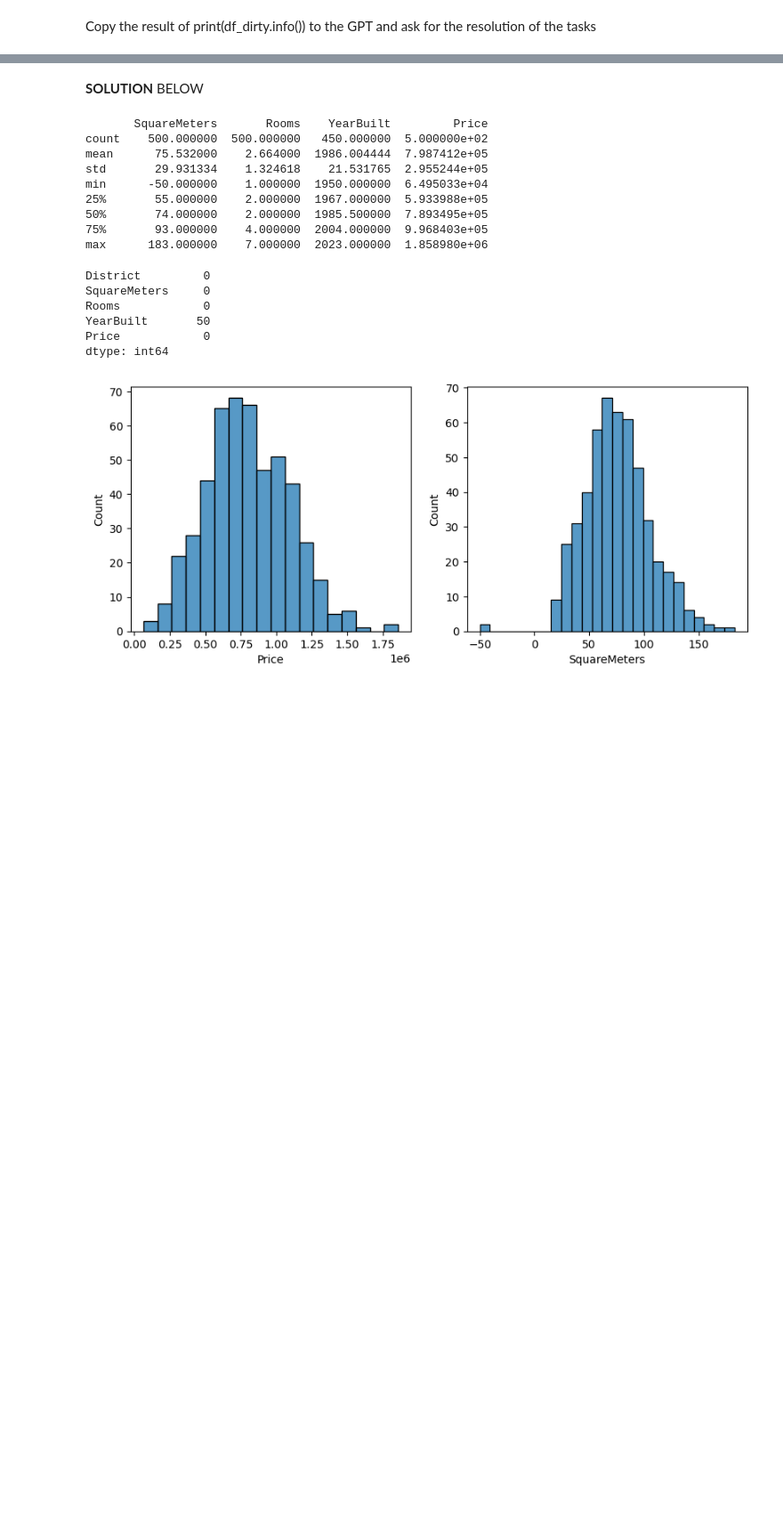
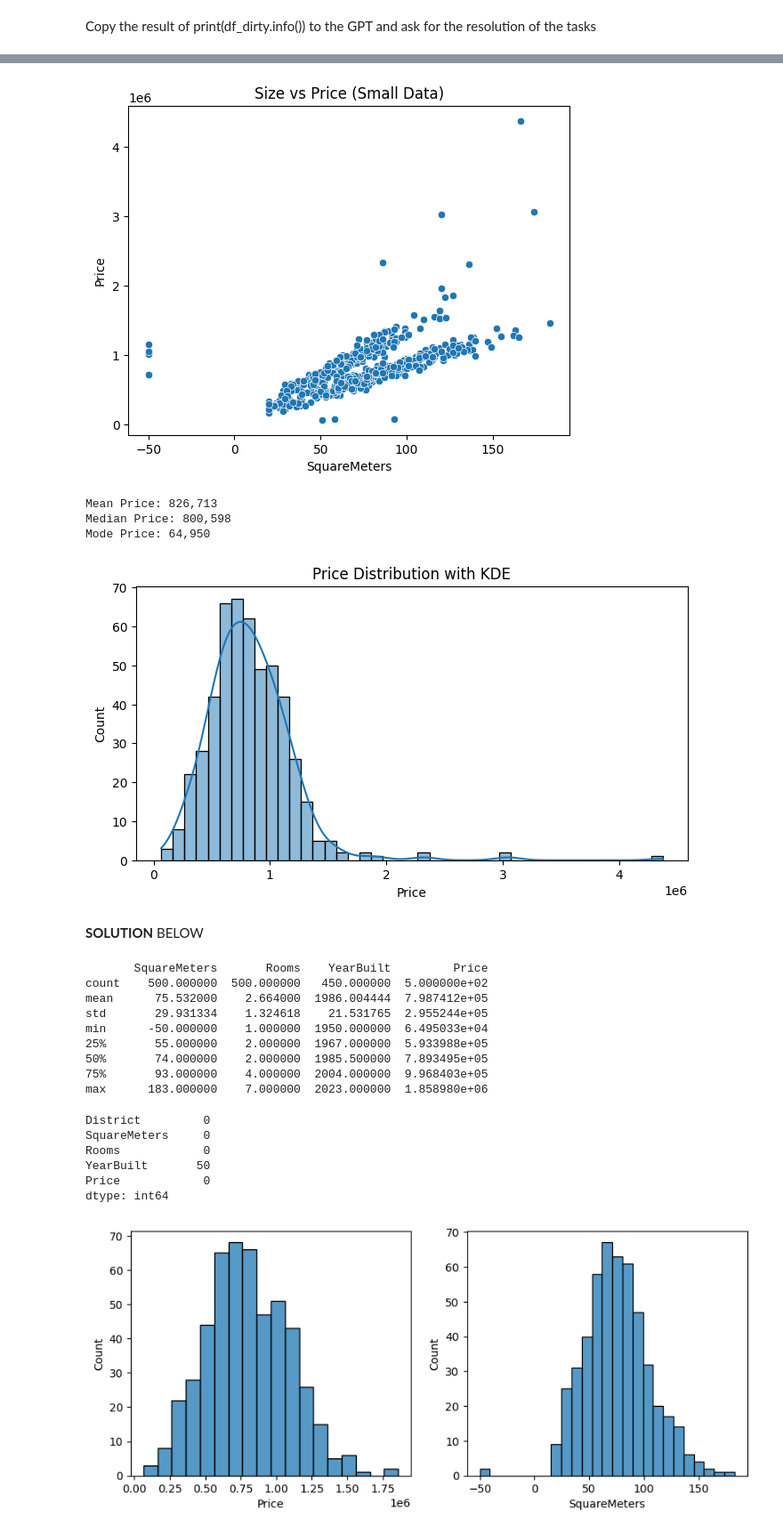
Before and after one commit to Sa1g0/AI, a Jupyter notebook: EDA.ipynb, the cells around one changed output, grey strips where cells are left out. Shown at 89% size. Drawn from its saved outputs; the diff is of its cells as text; code cells hidden in the pictures; blank space fills up the shorter version.

```diff
--- a/EDA.ipynb
+++ b/EDA.ipynb
@@ -127,3 +163,27 @@ Copy the result of print(df_dirty.info()) to the GPT and ask for the resolution
+# %%
+sns.scatterplot(data=df_dirty, x='SquareMeters', y='Price')
+plt.title("Size vs Price (Small Data)")
+plt.show()
+
+mean_price = df_dirty['Price'].mean()
+median_price = df_dirty['Price'].median()
+mode_price = df_dirty['Price'].mode()[0]
+
+print(f"Mean Price: {mean_price:,.0f}")
+print(f"Median Price: {median_price:,.0f}")
+print(f"Mode Price: {mode_price:,.0f}")
+
+# Distribution Chart
+plt.figure(figsize=(8, 4))
+sns.histplot(df_dirty['Price'], kde=True)
+plt.title("Price Distribution with KDE")
+plt.show()
+# %% [output]
+[figure, added]
+Mean Price: 826,713
+Median Price: 800,598
+Mode Price: 64,950
+[figure, added]
 # %% [markdown]
 **SOLUTION** BELOW
 # %%
```
Also changed, not shown: parts of 3 cells of this notebook.
